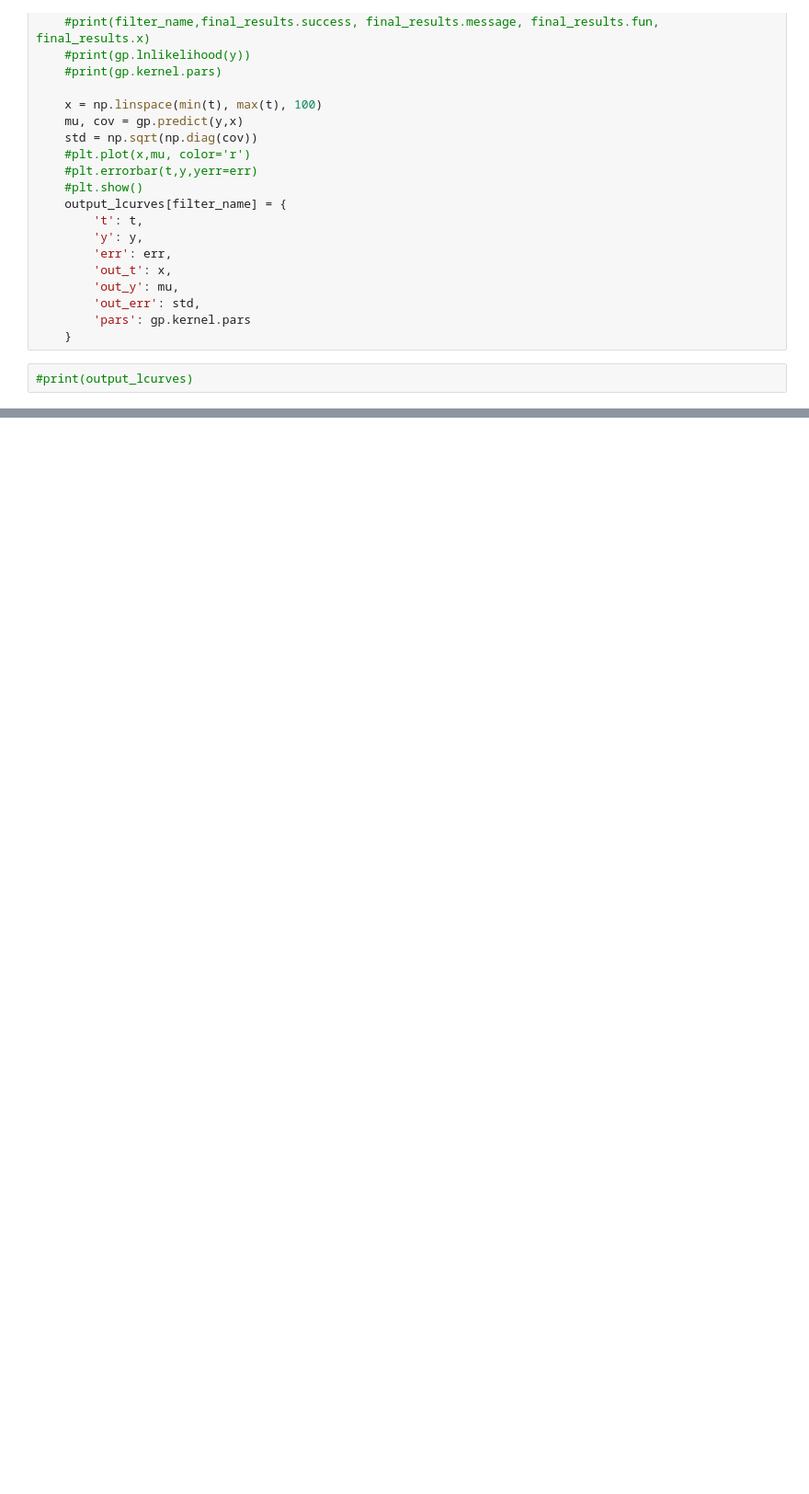
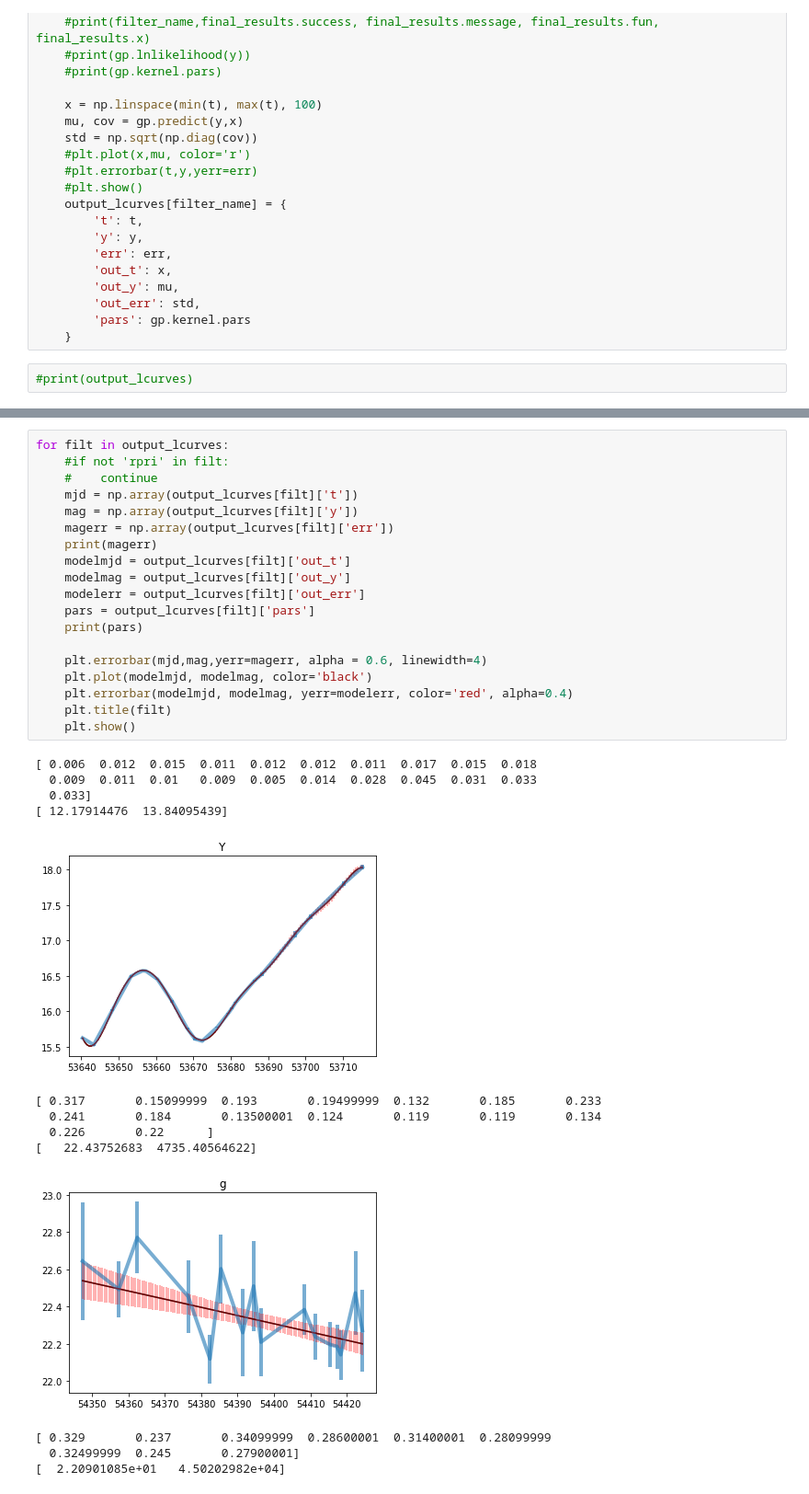
Before and after one commit to tayebzaidi/HonorsThesisTZ, a Jupyter notebook: ThesisCode/testing/FixGaussianProcessingKernel.ipynb, the cells around one changed output, grey strips where cells are left out. Shown at 92% size. Cells and saved outputs as stored; diff of their text form; blank space fills up the shorter version.

```diff
--- a/ThesisCode/testing/FixGaussianProcessingKernel.ipynb
+++ b/ThesisCode/testing/FixGaussianProcessingKernel.ipynb
@@ -170,0 +212,33 @@ for filt in output_lcurves:
+# %%
+for filt in output_lcurves:
+    #if not 'rpri' in filt:
+    #    continue
+    mjd = np.array(output_lcurves[filt]['t'])
+    mag = np.array(output_lcurves[filt]['y'])
+    magerr = np.array(output_lcurves[filt]['err'])
+    print(magerr)
+    modelmjd = output_lcurves[filt]['out_t']
+    modelmag = output_lcurves[filt]['out_y']
+    modelerr = output_lcurves[filt]['out_err']
+    pars = output_lcurves[filt]['pars']
+    print(pars)
+
+    plt.errorbar(mjd,mag,yerr=magerr, alpha = 0.6, linewidth=4)
+    plt.plot(modelmjd, modelmag, color='black')
+    plt.errorbar(modelmjd, modelmag, yerr=modelerr, color='red', alpha=0.4)
+    plt.title(filt)
+    plt.show()
+# %% [output]
+[ 0.006  0.012  0.015  0.011  0.012  0.012  0.011  0.017  0.015  0.018
+  0.009  0.011  0.01   0.009  0.005  0.014  0.028  0.045  0.031  0.033
+  0.033]
+[ 12.17914476  13.84095439]
+[figure, added]
+[ 0.317       0.15099999  0.193       0.19499999  0.132       0.185       0.233
+  0.241       0.184       0.13500001  0.124       0.119       0.119       0.134
+  0.226       0.22      ]
+[   22.43752683  4735.40564622]
+[figure, added]
+[ 0.329       0.237       0.34099999  0.28600001  0.31400001  0.28099999
+  0.32499999  0.245       0.27900001]
+[  2.20901085e+01   4.50202982e+04]
```
Also changed, not shown: parts of 8 cells of this notebook, 6 other files.
